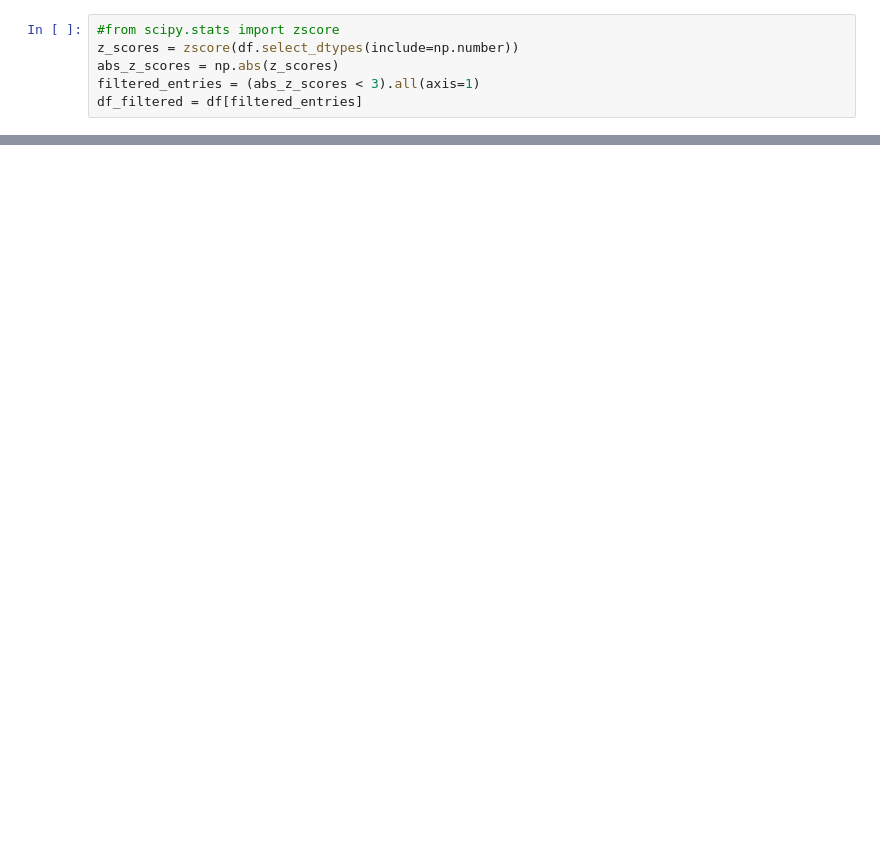
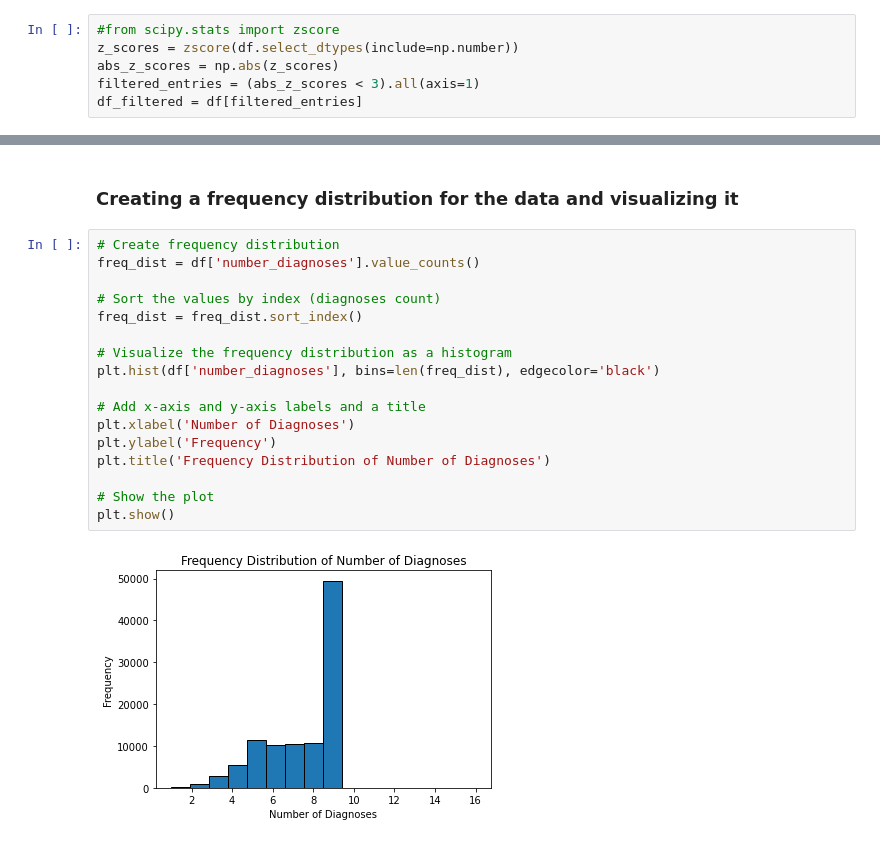
Before and after one commit to ranga-godhandaraman/diabeties-readmission, a Jupyter notebook: Group-7 Capstone Project (3).ipynb, the cells around one changed output, grey strips where cells are left out. Cells and saved outputs as stored; diff of their text form; blank space fills up the shorter version.

```diff
--- a/Group-7 Capstone Project.ipynb
+++ b/Group-7 Capstone Project (3).ipynb
@@ -369,0 +559,21 @@ for col in num_cols:
+# %% [markdown]
+### Creating a frequency distribution for the data and visualizing it
+# %%
+# Create frequency distribution
+freq_dist = df['number_diagnoses'].value_counts()
+
+# Sort the values by index (diagnoses count)
+freq_dist = freq_dist.sort_index()
+
+# Visualize the frequency distribution as a histogram
+plt.hist(df['number_diagnoses'], bins=len(freq_dist), edgecolor='black')
+
+# Add x-axis and y-axis labels and a title
+plt.xlabel('Number of Diagnoses')
+plt.ylabel('Frequency')
+plt.title('Frequency Distribution of Number of Diagnoses')
+
+# Show the plot
+plt.show()
+# %% [output]
+[figure, added]
```
Also changed, not shown: parts of 61 cells of this notebook.
